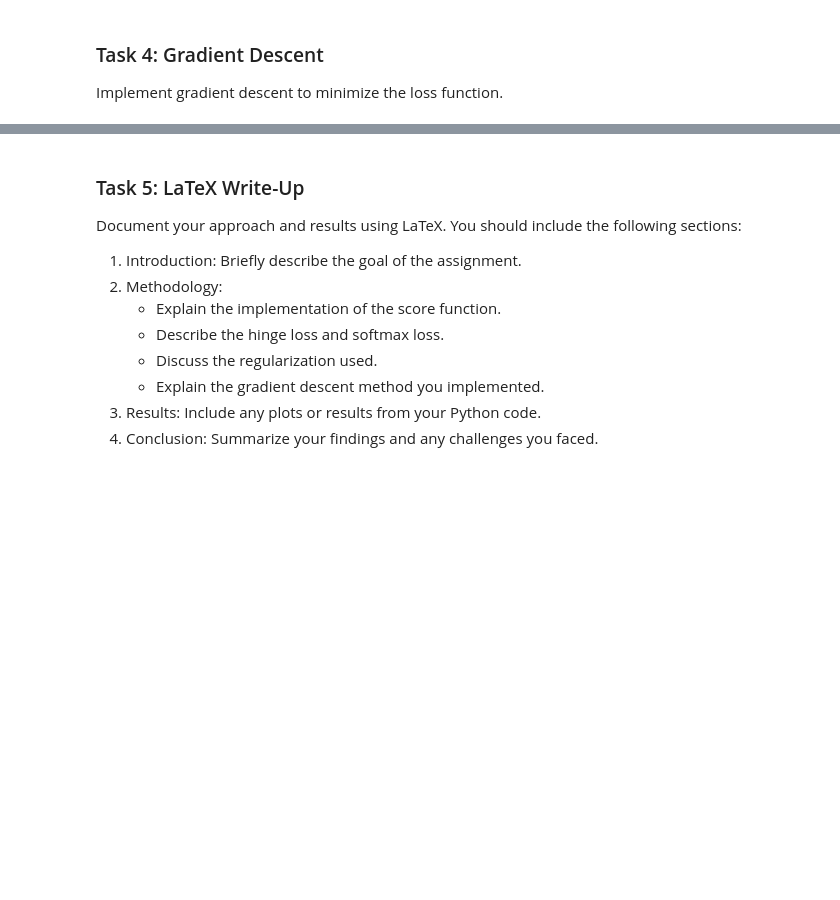
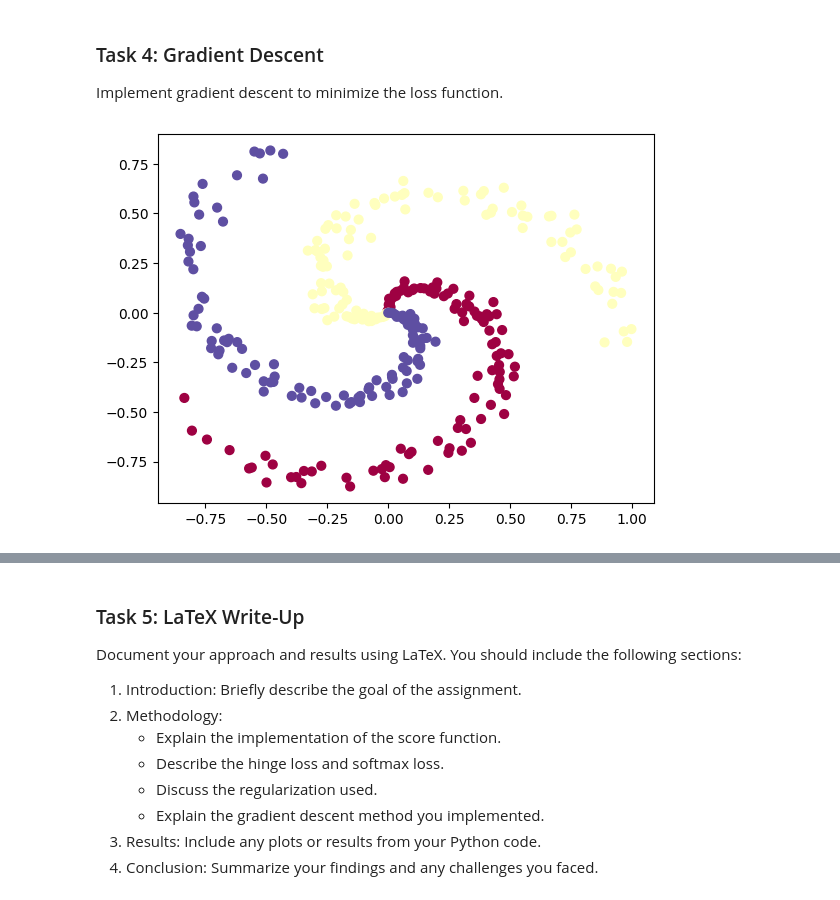
Before and after one commit to econdojo-class/problem-set-2-nikitennis, a Jupyter notebook: ps2.ipynb, the cells around one changed output, grey strips where cells are left out. Drawn from its saved outputs; the diff is of its cells as text; code cells hidden in the pictures; blank space fills up the shorter version.

```diff
--- a/ps2.ipynb
+++ b/ps2.ipynb
@@ -138,3 +138,72 @@ def num_grad (f,x): # finite difference method
         grad [ix] = (fxh - fx)/h
         it.iternext()
     return grad
+# %%
+import numpy as np
+import matplotlib.pyplot as plt
+
+N = 100
+D = 2
+K = 3
+X = np.zeros((N * K, D))
+y = np.zeros(N * K, dtype='uint8')
+
+for j in range(K):
+    ix = range(N * j, N * (j + 1))
+    r = np.linspace(0.0, 1, N)
+    t = np.linspace(j * 4, (j + 1) * 4, N) + np.random.randn(N) * 0.2
+    X[ix] = np.c_[r * np.sin(t), r * np.cos(t)]
+    y[ix] = j
+
+plt.scatter(X[:, 0], X[:, 1], c=y, s=40, cmap=plt.cm.Spectral)
+plt.show()
+
+def compute_scores(X, W, b):
+    return np.dot(X, W) + b
+
+D = X.shape[1]
+K = len(np.unique(y))
+W = 0.01 * np.random.randn(D, K)
+b = np.zeros(K)
+
+scores = compute_scores(X, W, b)
+print("Scores shape:", scores.shape)
+
+def L1_i(x_i, y_i, W, b):
+    delta = 1.0
+    f = W.T.dot(x_i) + b  # Transpose W to align shapes
+    margins = np.maximum(0, f - f[y_i] + delta)
+    margins[y_i] = 0
+    return np.sum(margins)
+
+def L2_i(x_i, y_i, W, b):
+    f = W.T.dot(x_i) + b  # Transpose W to align shapes
+    f -= np.max(f)
+    p = np.exp(f) / np.sum(np.exp(f))
+    return -np.log(p[y_i])
+
+def svm_loss(X, y, W, b, reg_lambda=0.1):
+    N = X.shape[0]
+    loss = 0.0
+    for i in range(N):
+        loss += L1_i(X[i], y[i], W, b)
+    loss /= N
+    loss += reg_lambda * np.sum(W * W)
+    return loss
+
+def softmax_loss(X, y, W, b, reg_lambda=0.1):
+    N = X.shape[0]
+    loss = 0.0
+    for i in range(N):
+        loss += L2_i(X[i], y[i], W, b)
+    loss /= N
+    loss += reg_lambda * np.sum(W * W)
+    return loss
+
+svm_loss_value = svm_loss(X, y, W, b)
+print("SVM Loss:", svm_loss_value)
+
+softmax_loss_value = softmax_loss(X, y, W, b)
+print("Softmax Loss:", softmax_loss_value)
+# %% [output]
+[figure, added]
```
Also changed, not shown: parts of 1 cell of this notebook.
